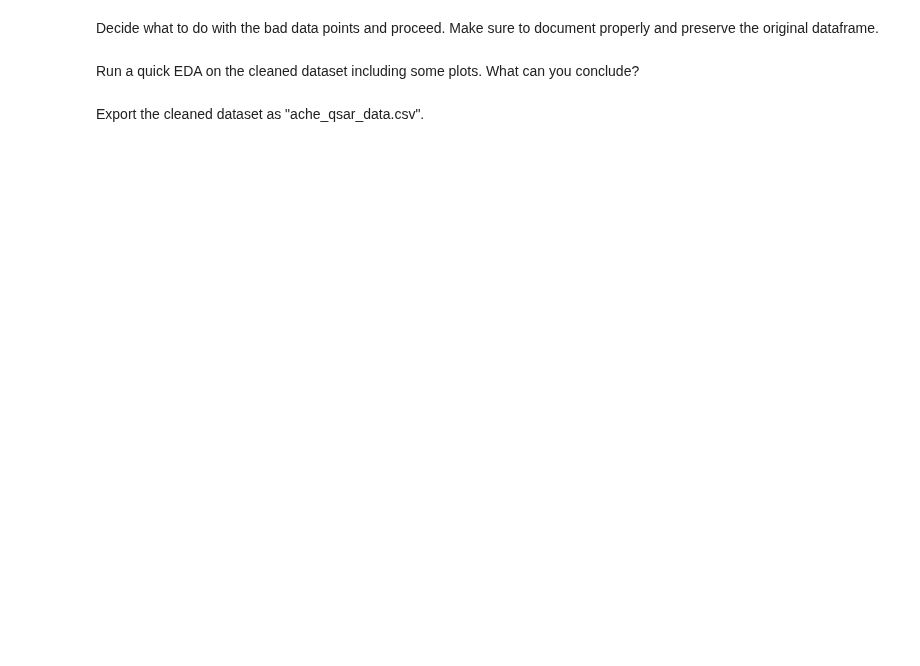
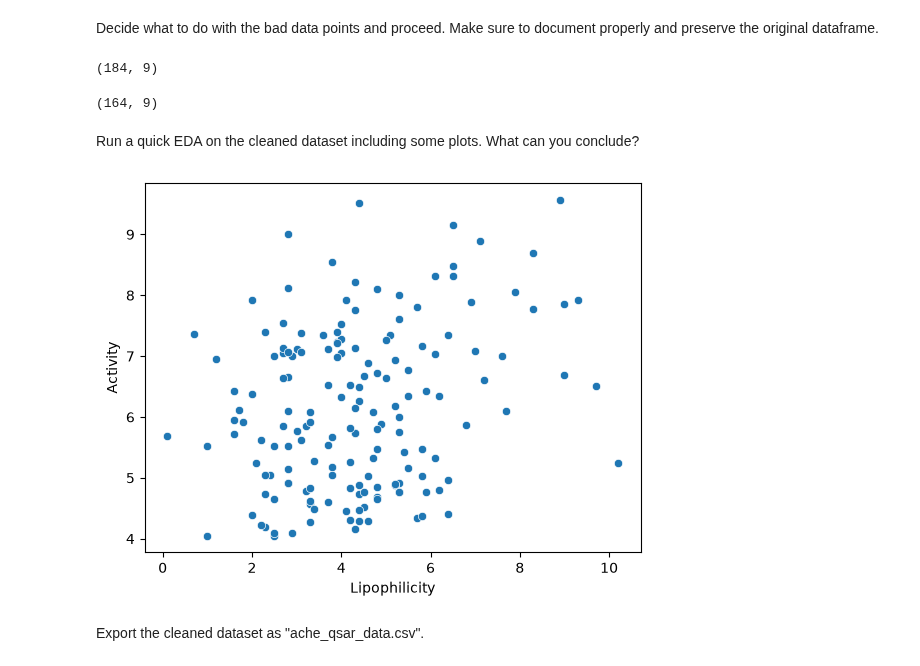
Before and after one commit to MarcZaiser/ChemicalDataScience103_Fork_Zaiser_Marc, a Jupyter notebook: lectures/session09/materials/generate-dataset.ipynb, the cells around one changed output. Drawn from its saved outputs; the diff is of its cells as text; code cells hidden in the pictures; blank space fills up the shorter version.

```diff
--- a/lectures/session09/materials/generate-dataset.ipynb
+++ b/lectures/session09/materials/generate-dataset.ipynb
@@ -33,4 +128,25 @@ Now, inspect the combined dataframe. Look for abnomalies, i.e. duplicates and mi
 # %% [markdown]
 Decide what to do with the bad data points and proceed. Make sure to document properly and preserve the original dataframe.
+# %%
+# Remove duplicated suspected from pubchem query
+df_clean = merged.drop_duplicates()
+
+df_clean.shape
+# %% [output]
+(184, 9)
+# %%
+# remove all rows with missing XlogP - only XlogP missing, drop_na()
+
+df_clean.dropna(inplace=True)
+df_clean.shape
+# %% [output]
+(164, 9)
 # %% [markdown]
 Run a quick EDA on the cleaned dataset including some plots. What can you conclude?
+# %%
+sns.scatterplot(x=df_clean["XLogP"], y=df_clean["pchembl_value"])
+plt.xlabel("Lipophilicity")
+plt.ylabel("Activity")
+plt.show()
+# %% [output]
+[figure, added]
```
Also changed, not shown: parts of 9 cells of this notebook, 17 other files.
